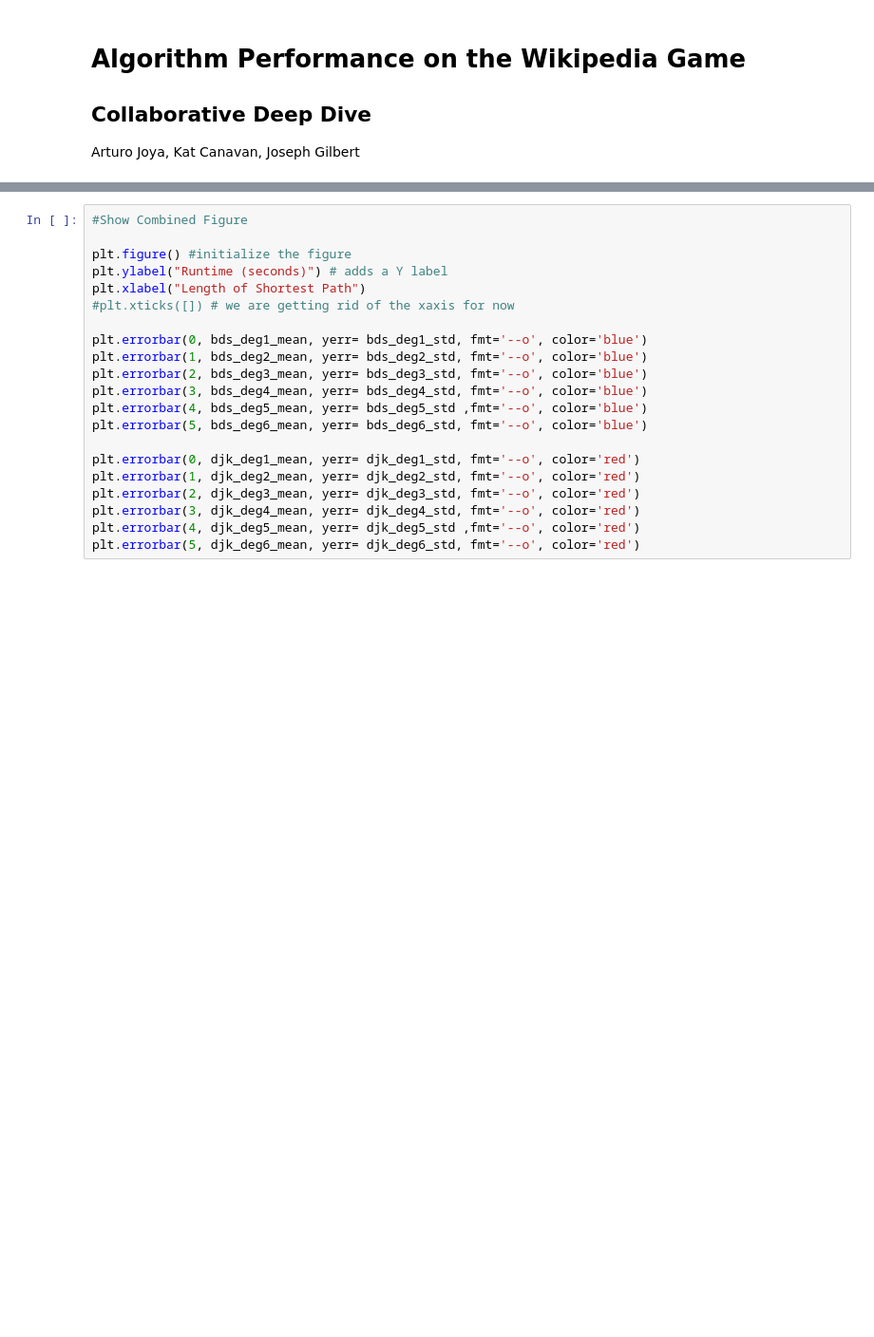
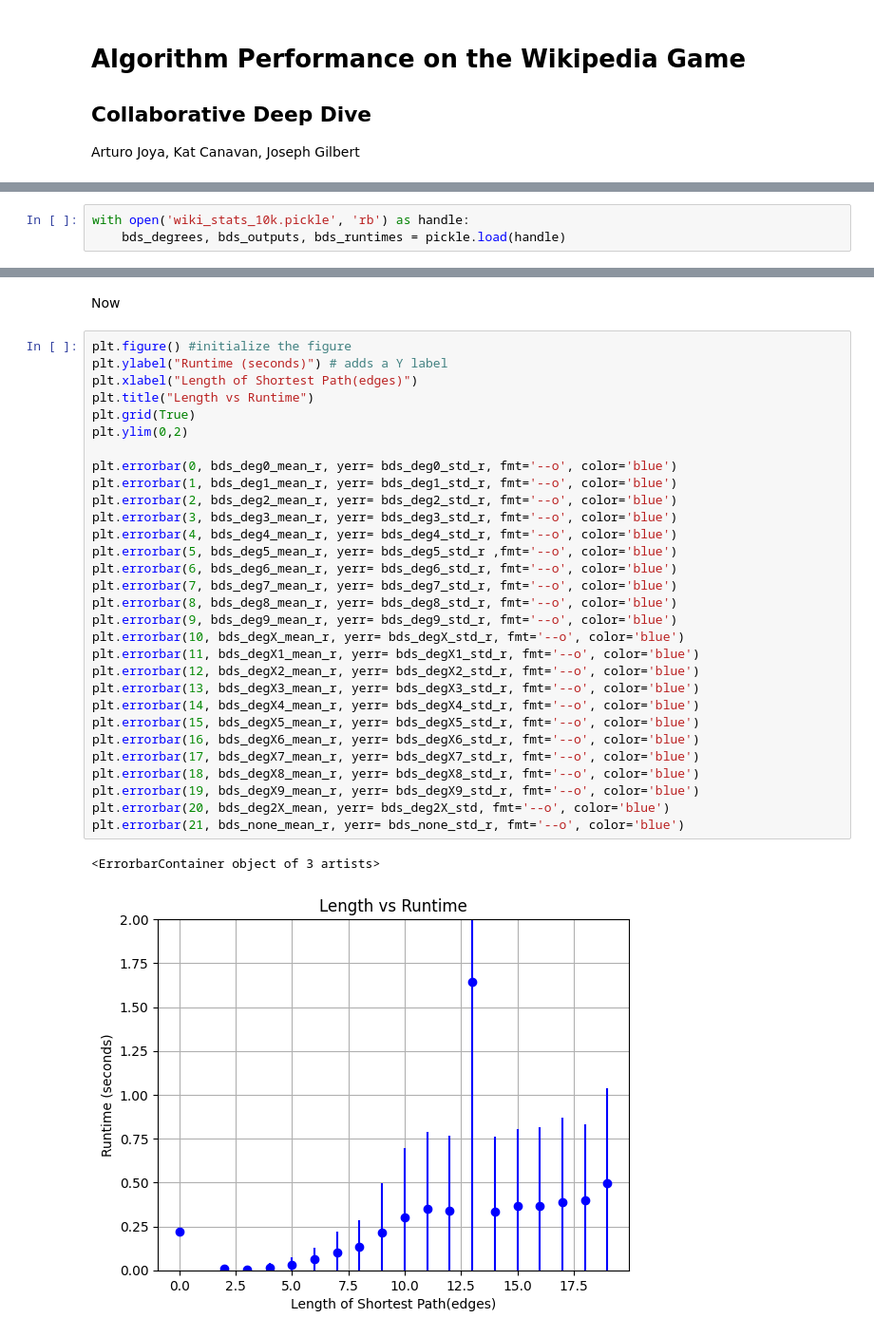
Before and after one commit to hurricaneJoef/WIKI_LINKS, a Jupyter notebook: AlgPerformanceComparisonNB.ipynb, the cells around one changed output, grey strips where cells are left out. Shown: that part at 95% size. Cells and saved outputs as stored; diff of their text form; blank space fills up the shorter version.

```diff
--- a/AlgPerformanceComparisonNB.ipynb
+++ b/AlgPerformanceComparisonNB.ipynb
@@ -161,0 +44,3 @@ plt.errorbar(5, djk_deg6_mean, yerr= djk_deg6_std, fmt='--o', color='red')
+# %%
+with open('wiki_stats_10k.pickle', 'rb') as handle:
+    bds_degrees, bds_outputs, bds_runtimes = pickle.load(handle)
@@ -162,21 +164,35 @@ plt.errorbar(5, djk_deg6_mean, yerr= djk_deg6_std, fmt='--o', color='red')
+# %% [markdown]
+Now
 # %%
-#Show Combined Figure
-
 plt.figure() #initialize the figure
 plt.ylabel("Runtime (seconds)") # adds a Y label
-plt.xlabel("Length of Shortest Path")
-#plt.xticks([]) # we are getting rid of the xaxis for now
+plt.xlabel("Length of Shortest Path(edges)")
+plt.title("Length vs Runtime")
+plt.grid(True)
+plt.ylim(0,2)
 
-plt.errorbar(0, bds_deg1_mean, yerr= bds_deg1_std, fmt='--o', color='blue')
-plt.errorbar(1, bds_deg2_mean, yerr= bds_deg2_std, fmt='--o', color='blue')
-plt.errorbar(2, bds_deg3_mean, yerr= bds_deg3_std, fmt='--o', color='blue')
-plt.errorbar(3, bds_deg4_mean, yerr= bds_deg4_std, fmt='--o', color='blue')
-plt.errorbar(4, bds_deg5_mean, yerr= bds_deg5_std ,fmt='--o', color='blue')
-plt.errorbar(5, bds_deg6_mean, yerr= bds_deg6_std, fmt='--o', color='blue')
-
-plt.errorbar(0, djk_deg1_mean, yerr= djk_deg1_std, fmt='--o', color='red')
-plt.errorbar(1, djk_deg2_mean, yerr= djk_deg2_std, fmt='--o', color='red')
-plt.errorbar(2, djk_deg3_mean, yerr= djk_deg3_std, fmt='--o', color='red')
-plt.errorbar(3, djk_deg4_mean, yerr= djk_deg4_std, fmt='--o', color='red')
-plt.errorbar(4, djk_deg5_mean, yerr= djk_deg5_std ,fmt='--o', color='red')
-plt.errorbar(5, djk_deg6_mean, yerr= djk_deg6_std, fmt='--o', color='red')
+plt.errorbar(0, bds_deg0_mean_r, yerr= bds_deg0_std_r, fmt='--o', color='blue')
+plt.errorbar(1, bds_deg1_mean_r, yerr= bds_deg1_std_r, fmt='--o', color='blue')
+plt.errorbar(2, bds_deg2_mean_r, yerr= bds_deg2_std_r, fmt='--o', color='blue')
+plt.errorbar(3, bds_deg3_mean_r, yerr= bds_deg3_std_r, fmt='--o', color='blue')
+plt.errorbar(4, bds_deg4_mean_r, yerr= bds_deg4_std_r, fmt='--o', color='blue')
+plt.errorbar(5, bds_deg5_mean_r, yerr= bds_deg5_std_r ,fmt='--o', color='blue')
+plt.errorbar(6, bds_deg6_mean_r, yerr= bds_deg6_std_r, fmt='--o', color='blue')
+plt.errorbar(7, bds_deg7_mean_r, yerr= bds_deg7_std_r, fmt='--o', color='blue')
+plt.errorbar(8, bds_deg8_mean_r, yerr= bds_deg8_std_r, fmt='--o', color='blue')
+plt.errorbar(9, bds_deg9_mean_r, yerr= bds_deg9_std_r, fmt='--o', color='blue')
+plt.errorbar(10, bds_degX_mean_r, yerr= bds_degX_std_r, fmt='--o', color='blue')
+plt.errorbar(11, bds_degX1_mean_r, yerr= bds_degX1_std_r, fmt='--o', color='blue')
+plt.errorbar(12, bds_degX2_mean_r, yerr= bds_degX2_std_r, fmt='--o', color='blue')
+plt.errorbar(13, bds_degX3_mean_r, yerr= bds_degX3_std_r, fmt='--o', color='blue')
+plt.errorbar(14, bds_degX4_mean_r, yerr= bds_degX4_std_r, fmt='--o', color='blue')
+plt.errorbar(15, bds_degX5_mean_r, yerr= bds_degX5_std_r, fmt='--o', color='blue')
+plt.errorbar(16, bds_degX6_mean_r, yerr= bds_degX6_std_r, fmt='--o', color='blue')
+plt.errorbar(17, bds_degX7_mean_r, yerr= bds_degX7_std_r, fmt='--o', color='blue')
+plt.errorbar(18, bds_degX8_mean_r, yerr= bds_degX8_std_r, fmt='--o', color='blue')
+plt.errorbar(19, bds_degX9_mean_r, yerr= bds_degX9_std_r, fmt='--o', color='blue')
+plt.errorbar(20, bds_deg2X_mean, yerr= bds_deg2X_std, fmt='--o', color='blue')
+plt.errorbar(21, bds_none_mean_r, yerr= bds_none_std_r, fmt='--o', color='blue')
+# %% [output]
+<ErrorbarContainer object of 3 artists>
+[figure, added]
```
Also changed, not shown: parts of 13 cells of this notebook, 5 other files.
